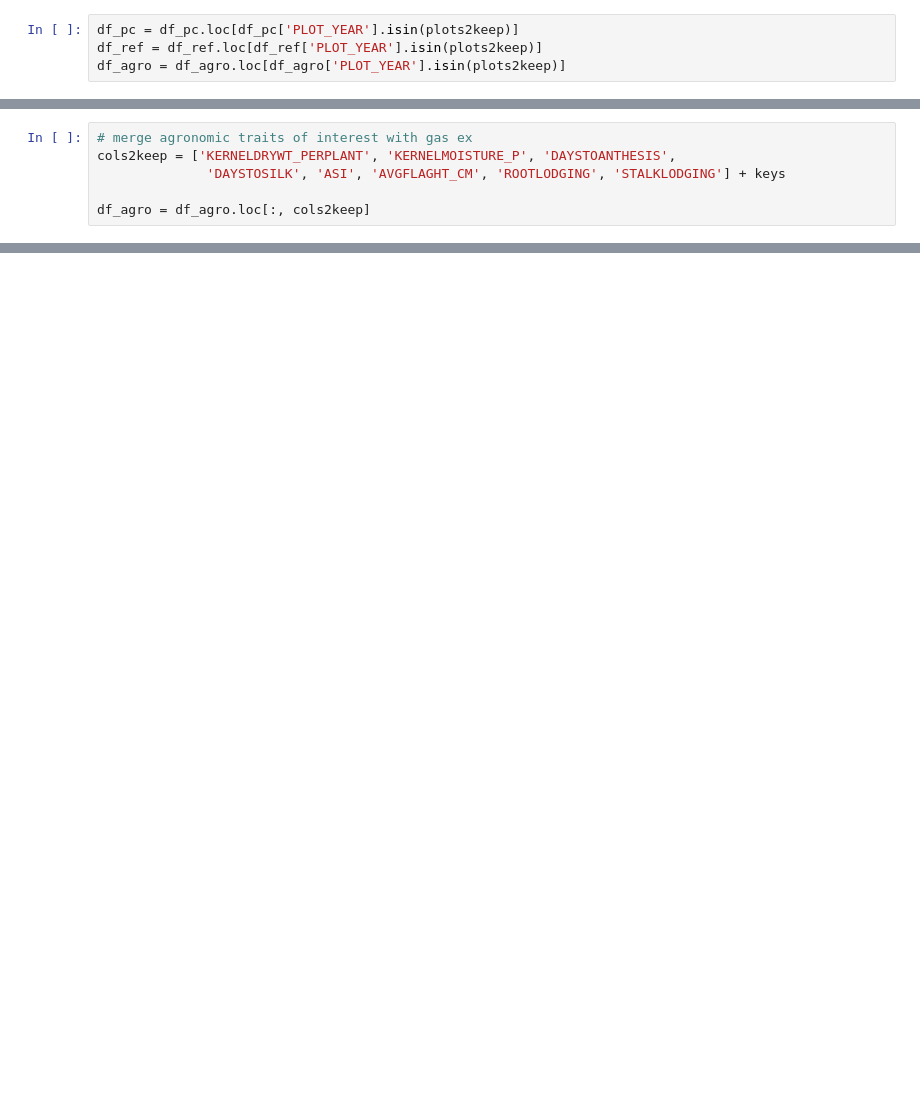
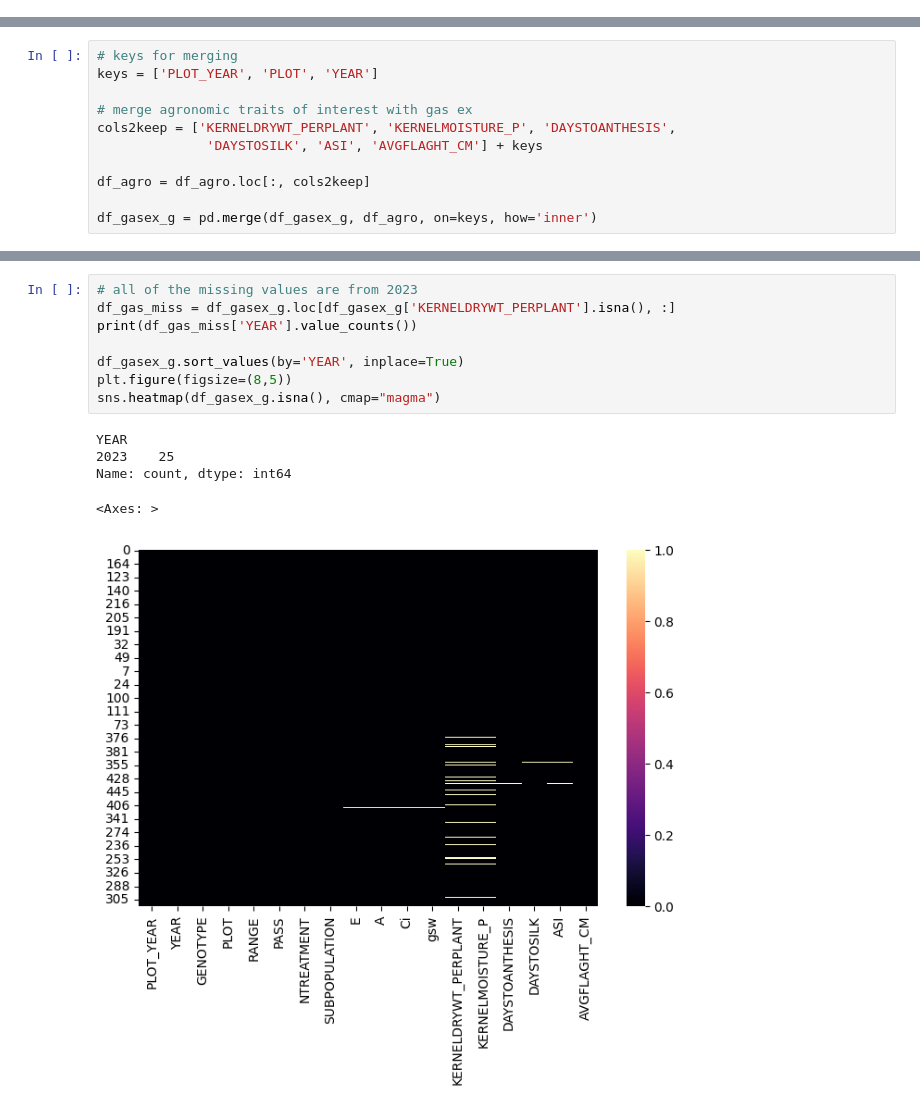
Before and after one commit to B-Webster-Bio/CMSE830, a Jupyter notebook: Project/Notebooks/Task0_DataIngestion.ipynb, the cells around one changed output, grey strips where cells are left out. Saved outputs shown, nothing was run; the diff lists cells and outputs as text; blank space fills up the shorter version.

```diff
--- a/Project/Notebooks/Task0_DataIngestion.ipynb
+++ b/Project/Notebooks/Task0_DataIngestion.ipynb
@@ -36,4 +40,0 @@ keys = ['PLOT_YEAR', 'PLOT', 'YEAR']
-# %%
-df_pc = df_pc.loc[df_pc['PLOT_YEAR'].isin(plots2keep)]
-df_ref = df_ref.loc[df_ref['PLOT_YEAR'].isin(plots2keep)]
-df_agro = df_agro.loc[df_agro['PLOT_YEAR'].isin(plots2keep)]
@@ -40,6 +103,11 @@ df_agro = df_agro.loc[df_agro['PLOT_YEAR'].isin(plots2keep)]
 # %%
+# keys for merging
+keys = ['PLOT_YEAR', 'PLOT', 'YEAR']
+
 # merge agronomic traits of interest with gas ex
 cols2keep = ['KERNELDRYWT_PERPLANT', 'KERNELMOISTURE_P', 'DAYSTOANTHESIS',
-              'DAYSTOSILK', 'ASI', 'AVGFLAGHT_CM', 'ROOTLODGING', 'STALKLODGING'] + keys
+              'DAYSTOSILK', 'ASI', 'AVGFLAGHT_CM'] + keys
 
 df_agro = df_agro.loc[:, cols2keep]
+
+df_gasex_g = pd.merge(df_gasex_g, df_agro, on=keys, how='inner')
@@ -55,0 +114,14 @@ sns.heatmap(df_gasex.isna(), cmap="magma")
+# %%
+# all of the missing values are from 2023
+df_gas_miss = df_gasex_g.loc[df_gasex_g['KERNELDRYWT_PERPLANT'].isna(), :]
+print(df_gas_miss['YEAR'].value_counts())
+
+df_gasex_g.sort_values(by='YEAR', inplace=True)
+plt.figure(figsize=(8,5))
+sns.heatmap(df_gasex_g.isna(), cmap="magma")
+# %% [output]
+YEAR
+2023    25
+Name: count, dtype: int64
+<Axes: >
+[figure, added]
```
Also changed, not shown: parts of 27 cells of this notebook, 2 other files.
